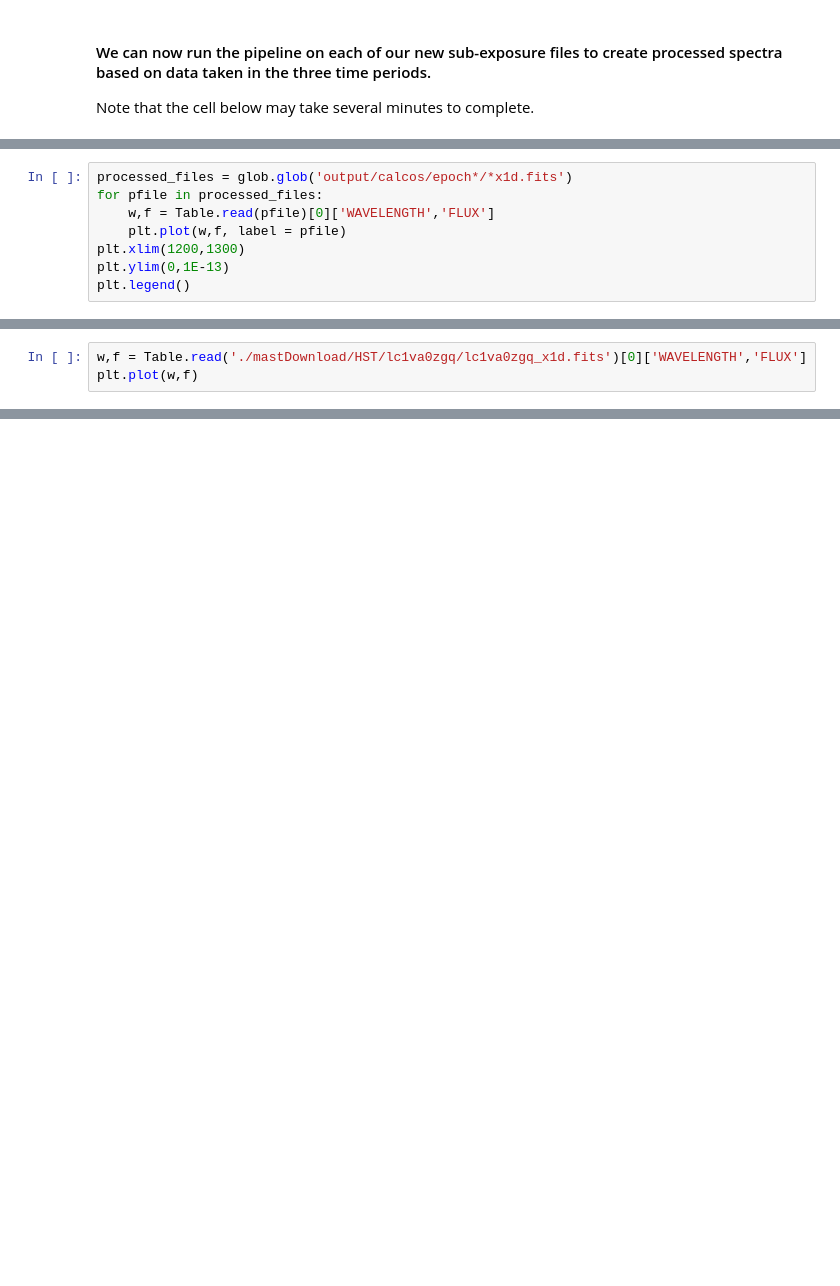
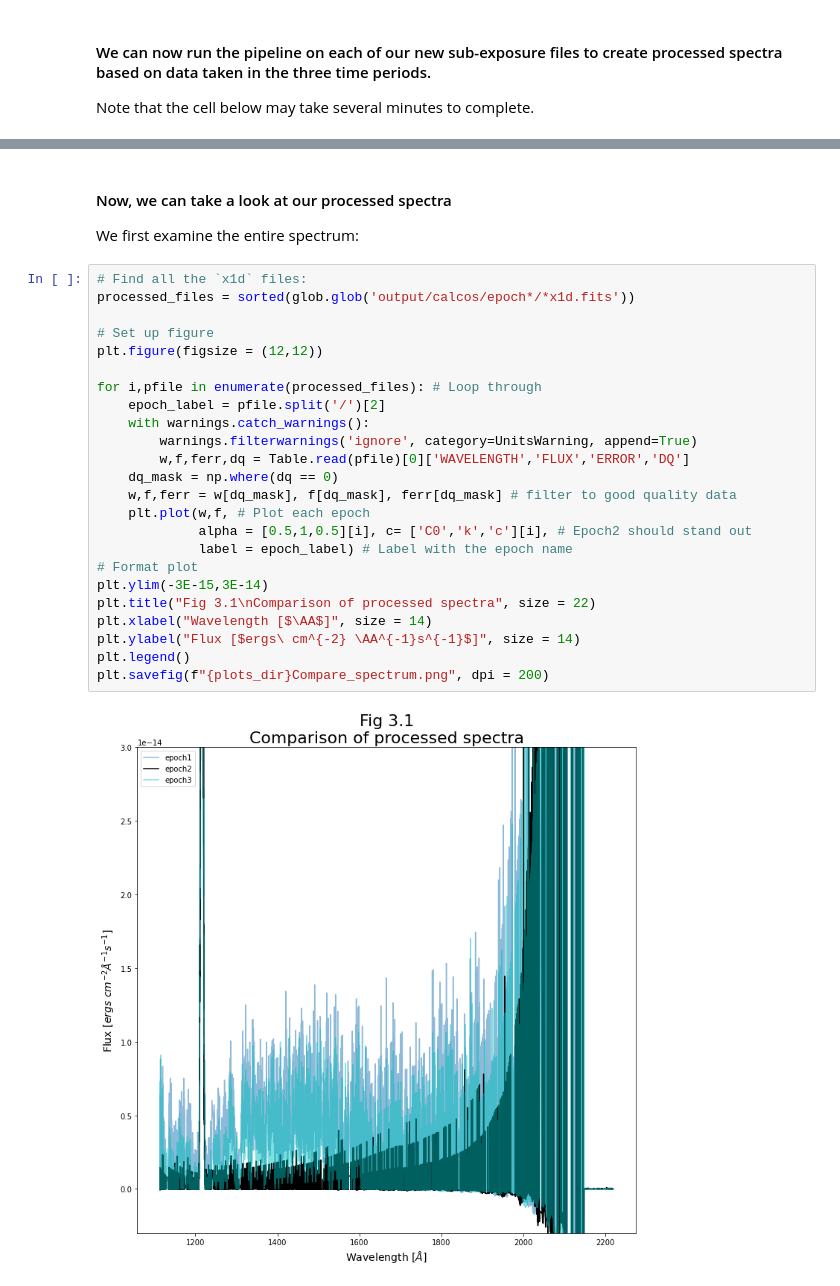
Before and after one commit to nkerman/notebooks, a Jupyter notebook: notebooks/COS/Splittag/Splittag.ipynb, the cells around one changed output, grey strips where cells are left out. Drawn from its saved outputs; the diff is of its cells as text; blank space fills up the shorter version.

Commit message:
slight edits to Splittag

```diff
--- a/notebooks/COS/Splittag/Splittag.ipynb
+++ b/notebooks/COS/Splittag/Splittag.ipynb
@@ -317,11 +350,3 @@ Shifting to 189, 0
 Warning:  spt file not found, so TIMELINE extension is incomplete
 Extraction algorithm = BOXCAR
     error estimate for y location = 7.67, FWHM = 5.29
-# %%
-processed_files = glob.glob('output/calcos/epoch*/*x1d.fits')
-for pfile in processed_files:
-    w,f = Table.read(pfile)[0]['WAVELENGTH','FLUX']
-    plt.plot(w,f, label = pfile)
-plt.xlim(1200,1300)
-plt.ylim(0,1E-13)
-plt.legend()
@@ -337,3 +352,0 @@ WARNING: UnitsWarning: 'count /s /pixel' contains multiple slashes, which is dis
-# %%
-w,f = Table.read('./mastDownload/HST/lc1va0zgq/lc1va0zgq_x1d.fits')[0]['WAVELENGTH','FLUX']
-plt.plot(w,f)
@@ -358,0 +353,29 @@ teal.teal('splittag')
+# %% [markdown]
+#### Now, we can take a look at our processed spectra
+We first examine the entire spectrum:
+# %%
+# Find all the `x1d` files:
+processed_files = sorted(glob.glob('output/calcos/epoch*/*x1d.fits'))
+
+# Set up figure
+plt.figure(figsize = (12,12))
+
+for i,pfile in enumerate(processed_files): # Loop through
+    epoch_label = pfile.split('/')[2]
+    with warnings.catch_warnings():
+        warnings.filterwarnings('ignore', category=UnitsWarning, append=True)
+        w,f,ferr,dq = Table.read(pfile)[0]['WAVELENGTH','FLUX','ERROR','DQ']
+    dq_mask = np.where(dq == 0)
+    w,f,ferr = w[dq_mask], f[dq_mask], ferr[dq_mask] # filter to good quality data
+    plt.plot(w,f, # Plot each epoch
+             alpha = [0.5,1,0.5][i], c= ['C0','k','c'][i], # Epoch2 should stand out
+             label = epoch_label) # Label with the epoch name
+# Format plot
+plt.ylim(-3E-15,3E-14)
+plt.title("Fig 3.1\nComparison of processed spectra", size = 22)
+plt.xlabel("Wavelength [$\AA$]", size = 14)
+plt.ylabel("Flux [$ergs\ cm^{-2} \AA^{-1}s^{-1}$]", size = 14)
+plt.legend()
+plt.savefig(f"{plots_dir}Compare_spectrum.png", dpi = 200)
+# %% [output]
+[figure, added]
```
Also changed, not shown: parts of 18 cells of this notebook.
